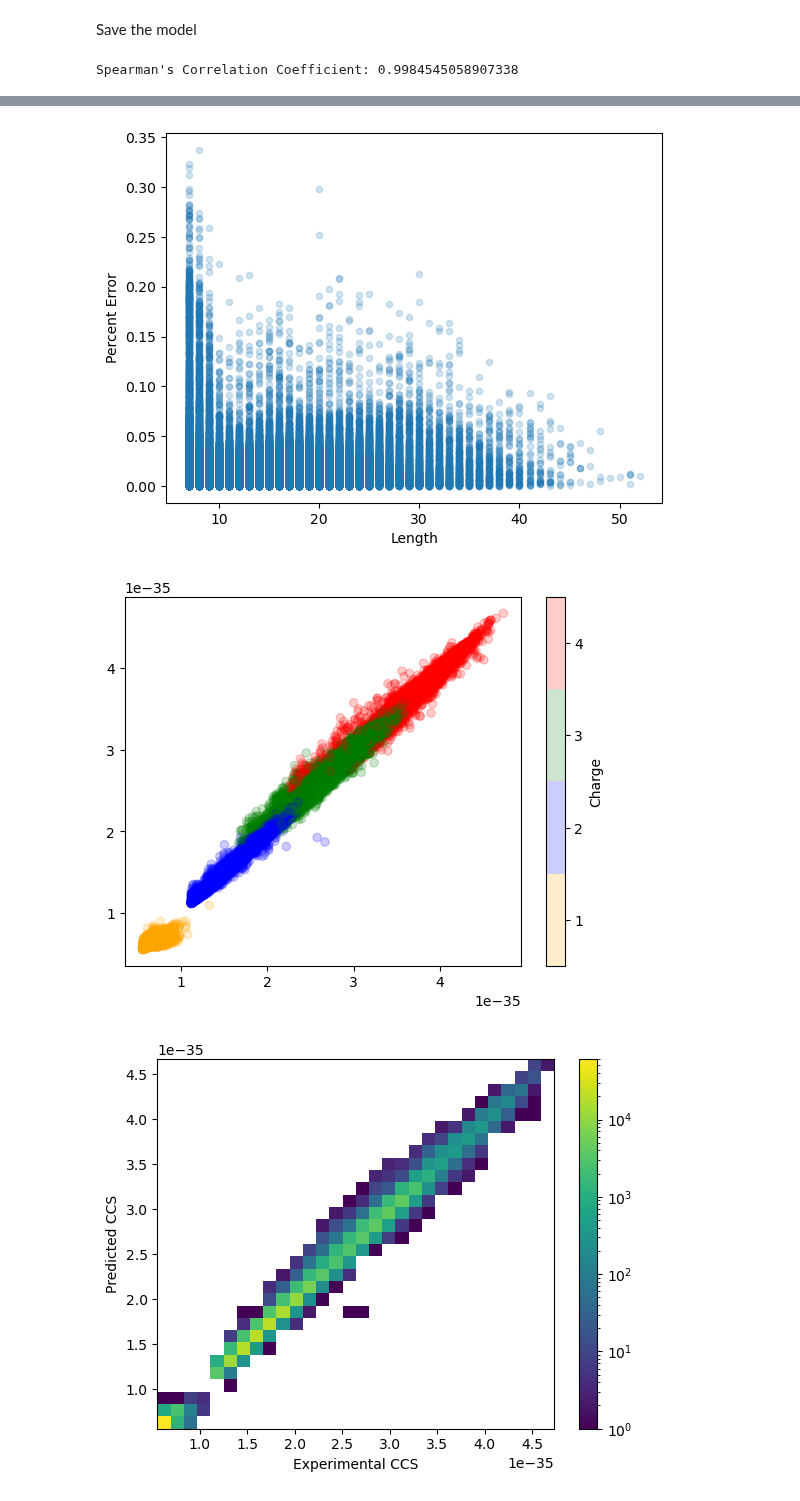
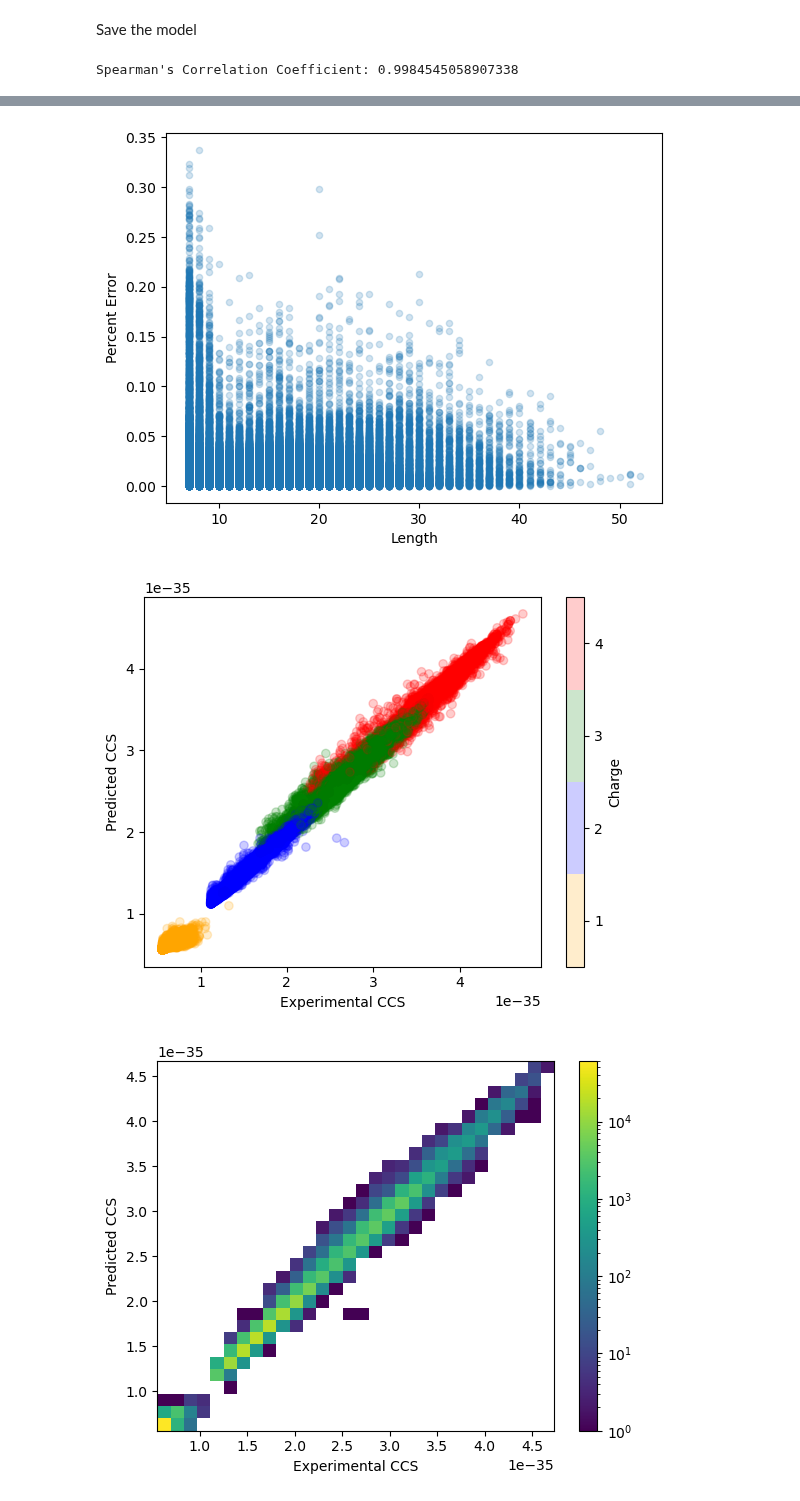
Before and after one commit to IngiumDev/ion-mobility-prediction, a Jupyter notebook: models/random_forest/Random_Forest_alpha_0.1.ipynb, the cells around one changed output, grey strips where cells are left out. Drawn from its saved outputs; the diff is of its cells as text; code cells hidden in the pictures.

```diff
--- a/models/random_forest/Random_Forest_alpha_0.1.ipynb
+++ b/models/random_forest/Random_Forest_alpha_0.1.ipynb
@@ -228,34 +228,36 @@ mb_clean_frame.plot.scatter(
     vmin=mb_clean_frame['Length'].min(),
     vmax=mb_clean_frame['Length'].max()
 )
 
 
 boundaries = [0.5, 1.5, 2.5, 3.5, 4.5]
 cmap = mcolors.ListedColormap(['orange', 'blue', 'green', 'red'])
 
 norm = BoundaryNorm(boundaries, cmap.N, clip=True)
 
 fig, ax = plt.subplots()
 
 scatter = ax.scatter(
     x=mb_clean_frame['CCS'],
     y=mb_clean_frame['Predicted CCS'],
     c=mb_clean_frame['Charge'],
     cmap=cmap,
     norm=norm,
     alpha=0.2
 )
+ax.set_xlabel('Experimental CCS')
+ax.set_ylabel('Predicted CCS')
 
 cbar = plt.colorbar(scatter, ticks=[1, 2, 3, 4])
 cbar.set_label('Charge')
 
 plt.show()
 # %% [output]
 Spearman's Correlation Coefficient: 0.9984545058907338
 [figure]
 [figure]
 [figure]
-[figure, old version]
+[figure, new version]
 # %%
 ccs_data = mb_clean_frame["CCS"].to_numpy()
 predicted_ccs_data = mb_clean_frame["Predicted CCS"].to_numpy()
```
Also changed, not shown: parts of 1 cell of this notebook.
